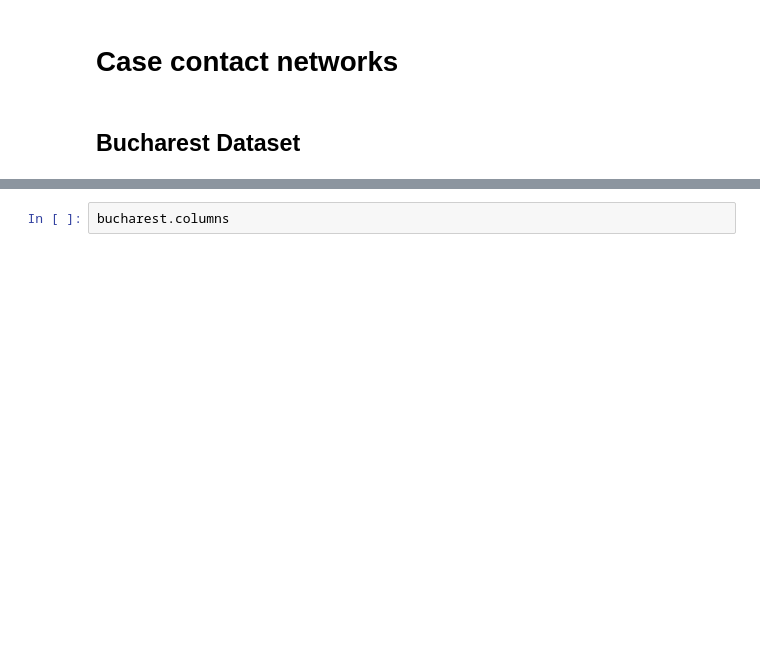
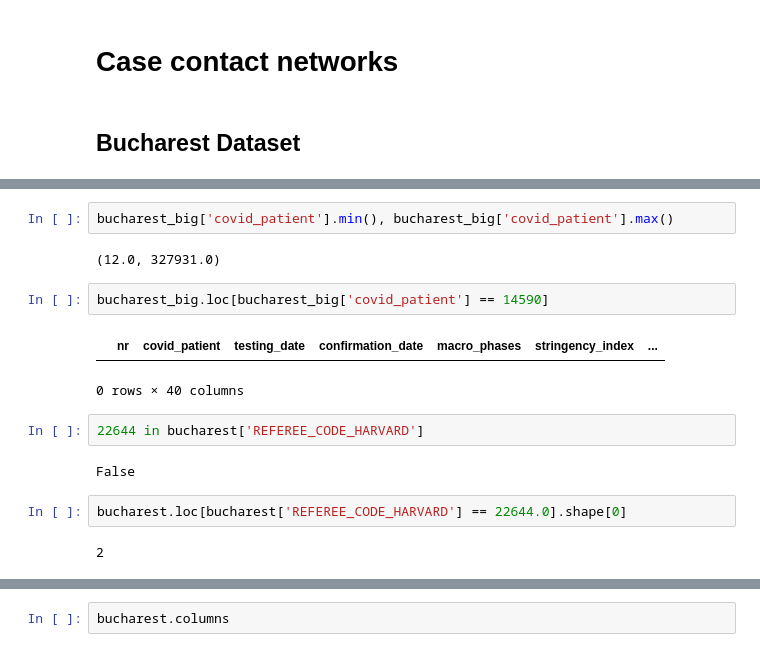
Before and after one commit to swestfechtel/masterarbeit, a Jupyter notebook: notebooks/data_exploration.ipynb, the cells around one changed output, grey strips where cells are left out. Saved outputs shown, nothing was run; the diff lists cells and outputs as text; blank space fills up the shorter version.

```diff
--- a/notebooks/data_exploration.ipynb
+++ b/notebooks/data_exploration.ipynb
@@ -28,0 +124,17 @@ bucharest
+# %%
+bucharest_big['covid_patient'].min(), bucharest_big['covid_patient'].max()
+# %% [output]
+(12.0, 327931.0)
+# %%
+bucharest_big.loc[bucharest_big['covid_patient'] == 14590]
+# %% [output]
+|  | nr | covid_patient | testing_date | confirmation_date | macro_phases | stringency_index | ... |
+0 rows × 40 columns
+# %%
+22644 in bucharest['REFEREE_CODE_HARVARD']
+# %% [output]
+False
+# %%
+bucharest.loc[bucharest['REFEREE_CODE_HARVARD'] == 22644.0].shape[0]
+# %% [output]
+2
```
Also changed, not shown: parts of 13 cells of this notebook, 3 other files.
